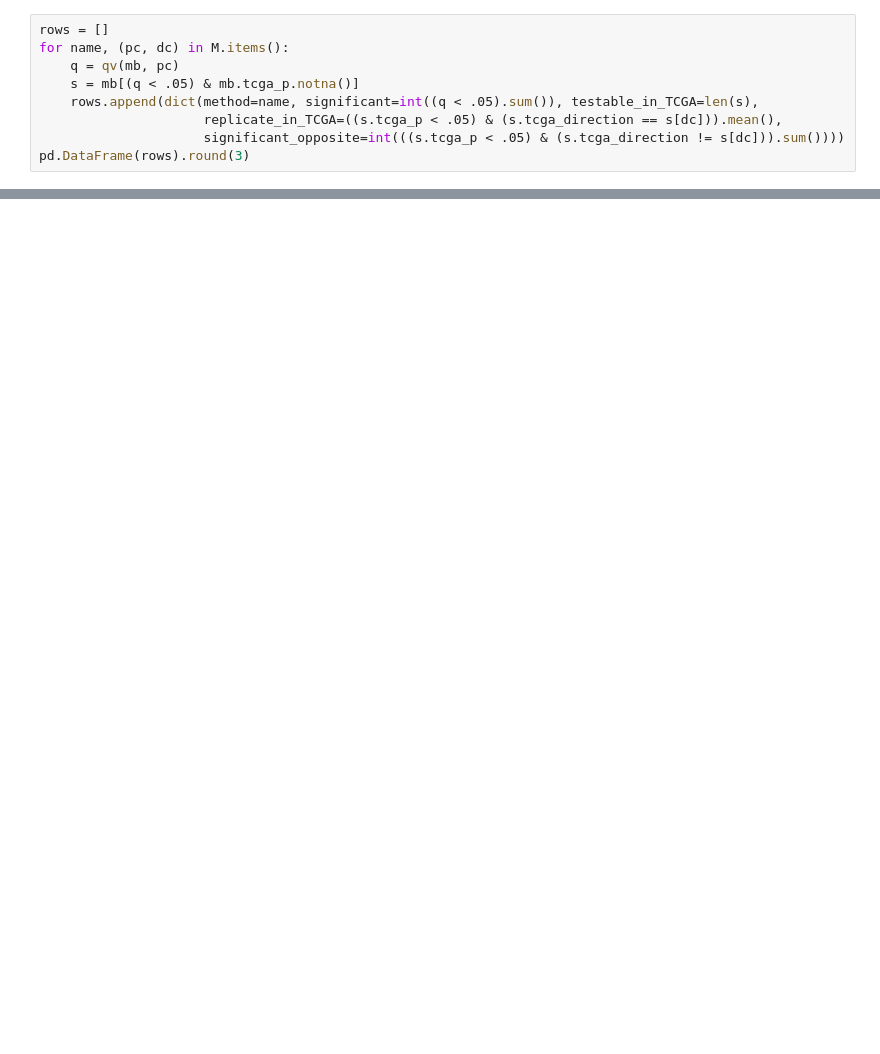
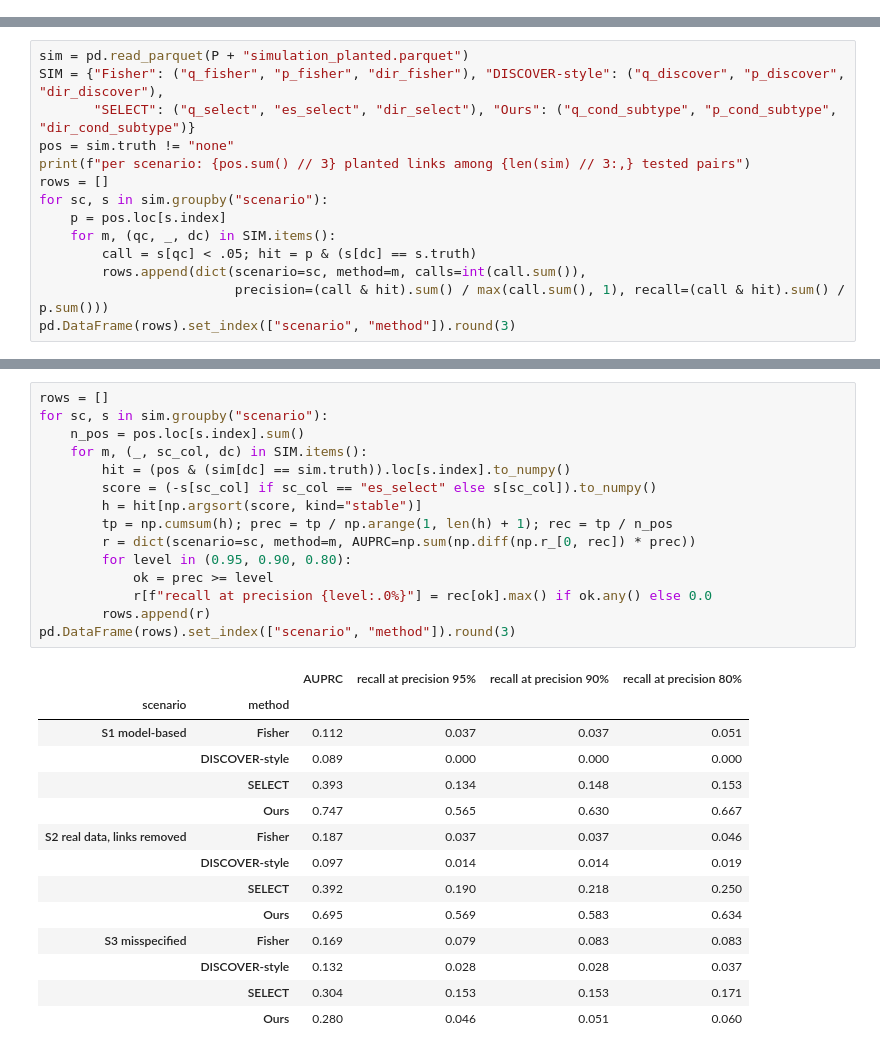
Before and after one commit to Wlimni/Learning-Cancer-Mutation-Landscapes-from-Large-Scale-Mutation-Testing-Data-fyp, a Jupyter notebook: notebooks/02b_phase2_validation.ipynb, the cells around one changed output, grey strips where cells are left out. Saved outputs shown, nothing was run; the diff lists cells and outputs as text; blank space fills up the shorter version.

```diff
--- a/notebooks/02b_phase2_validation.ipynb
+++ b/notebooks/02b_phase2_validation.ipynb
@@ -170,9 +0,0 @@ pd.DataFrame([dict(method=n, null_p05=(nb_null[pc] < .05).mean(), null_after_FDR
-# %%
-rows = []
-for name, (pc, dc) in M.items():
-    q = qv(mb, pc)
-    s = mb[(q < .05) & mb.tcga_p.notna()]
-    rows.append(dict(method=name, significant=int((q < .05).sum()), testable_in_TCGA=len(s),
-                     replicate_in_TCGA=((s.tcga_p < .05) & (s.tcga_direction == s[dc])).mean(),
-                     significant_opposite=int(((s.tcga_p < .05) & (s.tcga_direction != s[dc])).sum())))
-pd.DataFrame(rows).round(3)
@@ -205,0 +95,14 @@ SelectSim atlas (Section 2).
+# %%
+sim = pd.read_parquet(P + "simulation_planted.parquet")
+SIM = {"Fisher": ("q_fisher", "p_fisher", "dir_fisher"), "DISCOVER-style": ("q_discover", "p_discover", "dir_discover"),
+       "SELECT": ("q_select", "es_select", "dir_select"), "Ours": ("q_cond_subtype", "p_cond_subtype", "dir_cond_subtype")}
+pos = sim.truth != "none"
+print(f"per scenario: {pos.sum() // 3} planted links among {len(sim) // 3:,} tested pairs")
+rows = []
+for sc, s in sim.groupby("scenario"):
+    p = pos.loc[s.index]
+    for m, (qc, _, dc) in SIM.items():
+        call = s[qc] < .05; hit = p & (s[dc] == s.truth)
+        rows.append(dict(scenario=sc, method=m, calls=int(call.sum()),
+                         precision=(call & hit).sum() / max(call.sum(), 1), recall=(call & hit).sum() / p.sum()))
+pd.DataFrame(rows).set_index(["scenario", "method"]).round(3)
@@ -205,0 +133,30 @@ SelectSim atlas (Section 2).
+# %%
+rows = []
+for sc, s in sim.groupby("scenario"):
+    n_pos = pos.loc[s.index].sum()
+    for m, (_, sc_col, dc) in SIM.items():
+        hit = (pos & (sim[dc] == sim.truth)).loc[s.index].to_numpy()
+        score = (-s[sc_col] if sc_col == "es_select" else s[sc_col]).to_numpy()
+        h = hit[np.argsort(score, kind="stable")]
+        tp = np.cumsum(h); prec = tp / np.arange(1, len(h) + 1); rec = tp / n_pos
+        r = dict(scenario=sc, method=m, AUPRC=np.sum(np.diff(np.r_[0, rec]) * prec))
+        for level in (0.95, 0.90, 0.80):
+            ok = prec >= level
+            r[f"recall at precision {level:.0%}"] = rec[ok].max() if ok.any() else 0.0
+        rows.append(r)
+pd.DataFrame(rows).set_index(["scenario", "method"]).round(3)
+# %% [output]
+|  |  | AUPRC | recall at precision 95% | recall at precision 90% | recall at precision 80% |
+| scenario | method |  |  |  |  |
+| S1 model-based | Fisher | 0.112 | 0.037 | 0.037 | 0.051 |
+|  | DISCOVER-style | 0.089 | 0.000 | 0.000 | 0.000 |
+|  | SELECT | 0.393 | 0.134 | 0.148 | 0.153 |
+|  | Ours | 0.747 | 0.565 | 0.630 | 0.667 |
+| S2 real data, links removed | Fisher | 0.187 | 0.037 | 0.037 | 0.046 |
+|  | DISCOVER-style | 0.097 | 0.014 | 0.014 | 0.019 |
+|  | SELECT | 0.392 | 0.190 | 0.218 | 0.250 |
+|  | Ours | 0.695 | 0.569 | 0.583 | 0.634 |
+| S3 misspecified | Fisher | 0.169 | 0.079 | 0.083 | 0.083 |
+|  | DISCOVER-style | 0.132 | 0.028 | 0.028 | 0.037 |
+|  | SELECT | 0.304 | 0.153 | 0.153 | 0.171 |
+|  | Ours | 0.280 | 0.046 | 0.051 | 0.060 |
```
Also changed, not shown: parts of 48 cells of this notebook, 29 other files.
